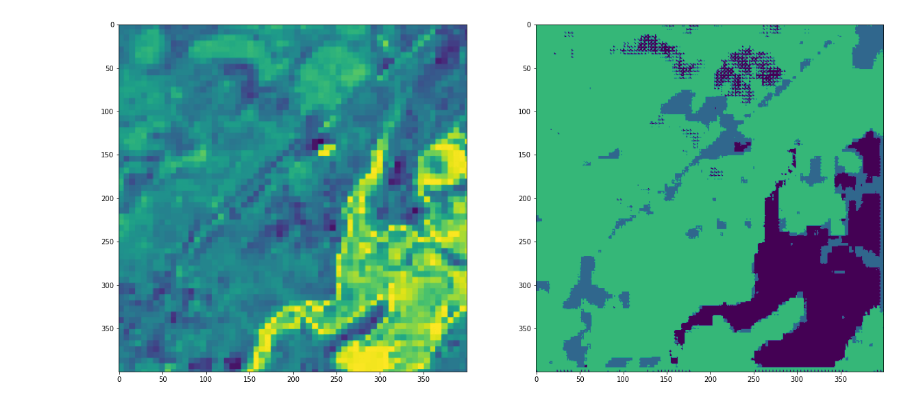
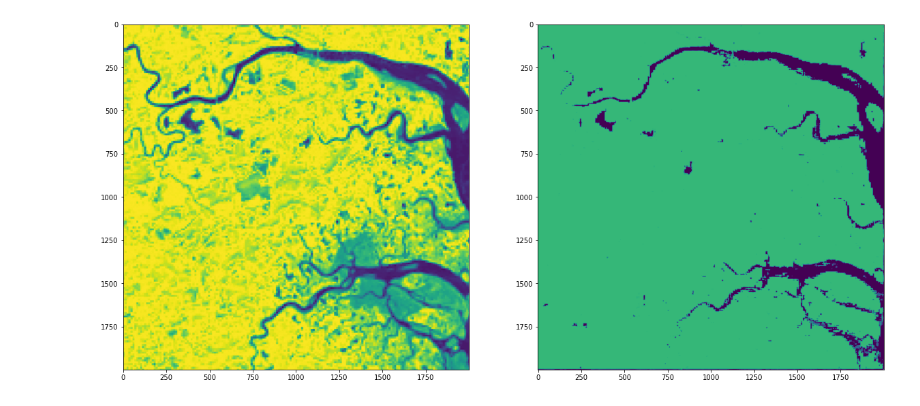
Before and after one commit to colefranks/MarshBoundaries, a Jupyter notebook: MarshBoundaryDemo.ipynb, the cells around one changed output. Cells and saved outputs as stored; diff of their text form; code cells hidden in the pictures.

```diff
--- a/MarshBoundaryDemo.ipynb
+++ b/MarshBoundaryDemo.ipynb
@@ -1,10 +1,11 @@
 # %%
 import PredictFromSaved
 # %%
-PredictFromSaved.pred_from_saved(folder_path="train_jpg/GCE",
-                                  startx=500,
-                                  starty=500,
-                                  zoomx = 400,
-                                  zoomy=400,
+PredictFromSaved.pred_from_saved(model_path = 'saved-models/Depth2RandomZoom84val',
+                                 folder_path="train_jpg/PIE",
+                                  startx=0,
+                                  starty=0,
+                                  zoomx = 2000,
+                                  zoomy= 2000,
                                   fig_size=20)
 # %% [output]
@@ -16 +14 @@ Metal device set to: Apple M1
-[figure, old version]
+[figure, new version]
```
Also changed, not shown: parts of 1 cell of this notebook, 18 other files.
